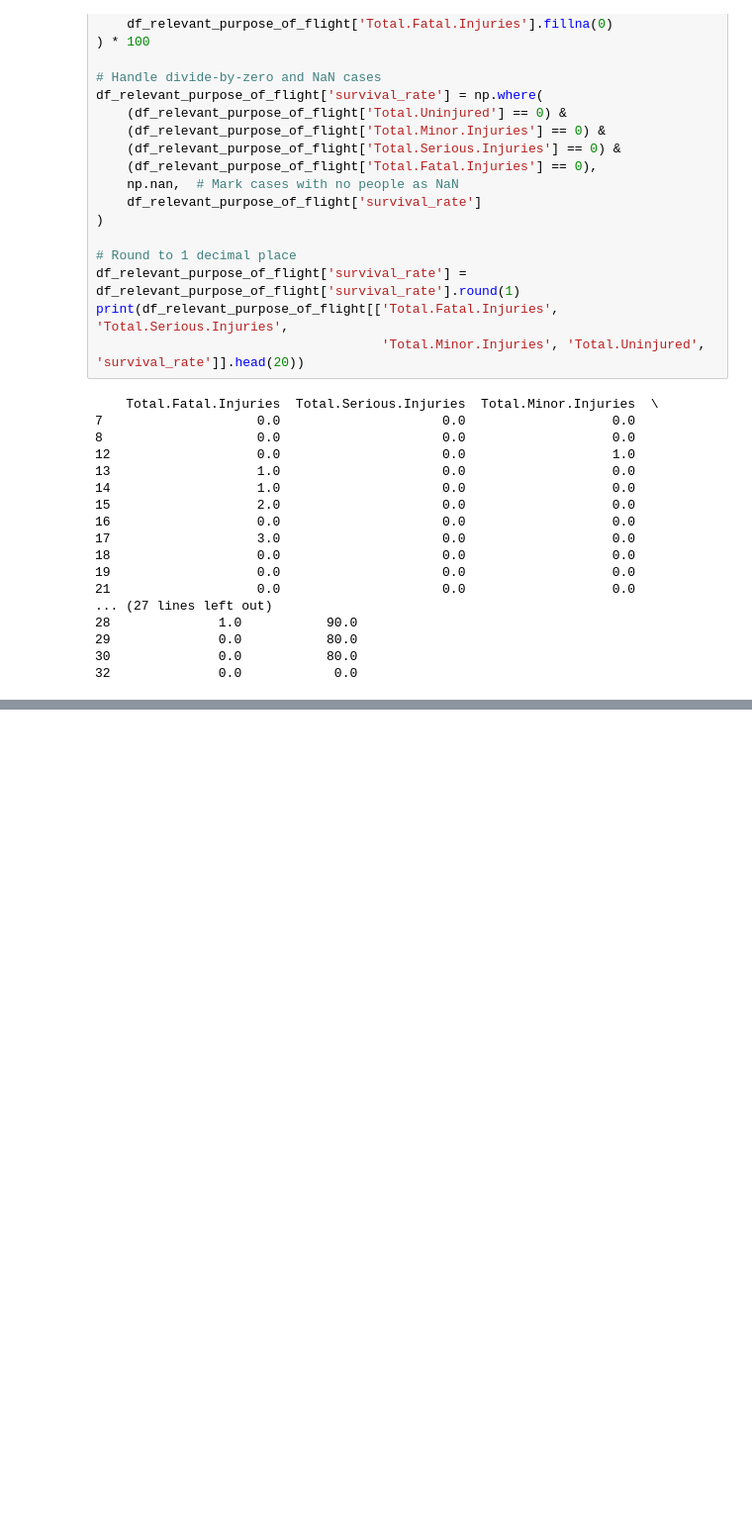
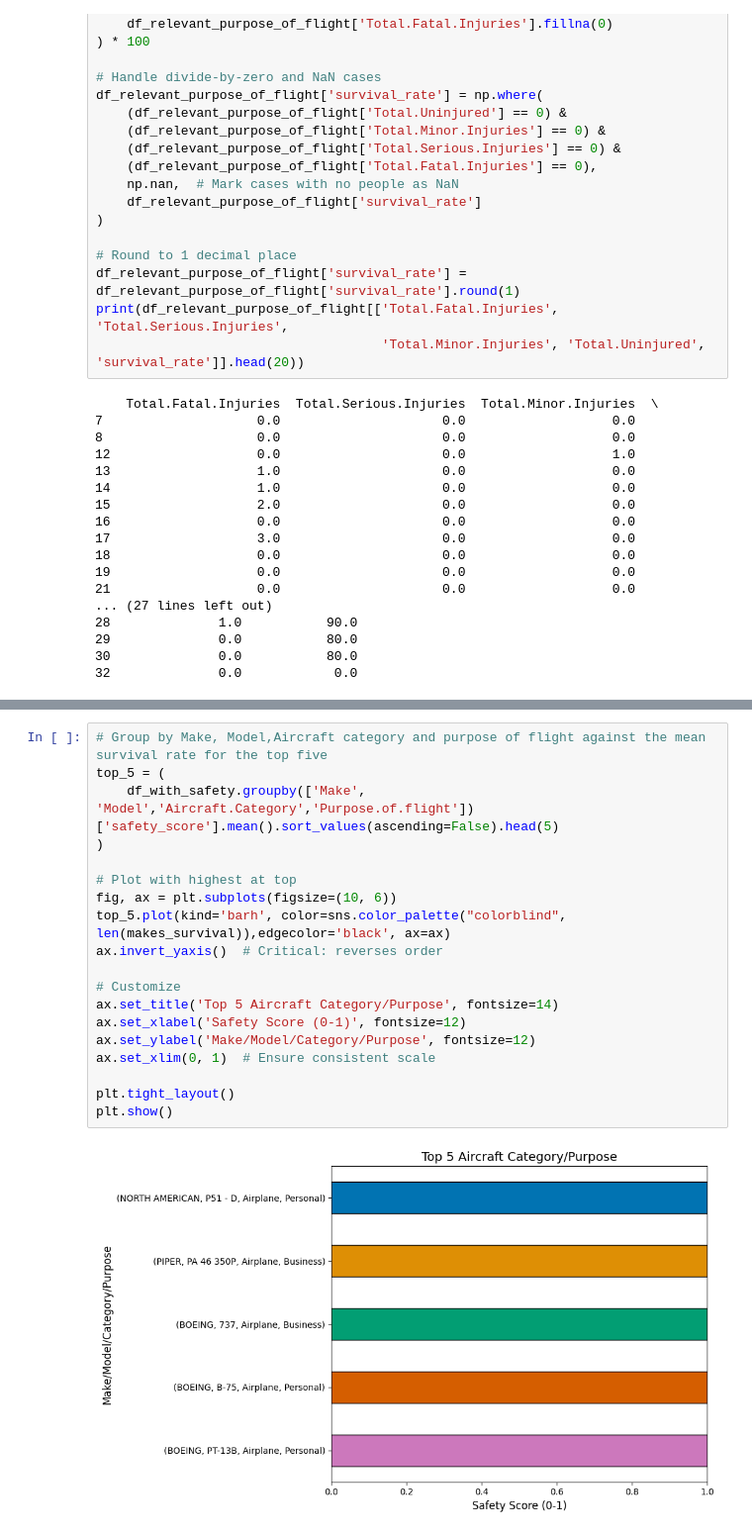
Before and after one commit to mnenedavid/phase1project_potential_aircrafts_risks, a Jupyter notebook: index.ipynb, the cells around one changed output, grey strips where cells are left out. Shown: that part at 99% size. Saved outputs shown, nothing was run; the diff lists cells and outputs as text; blank space fills up the shorter version.

```diff
--- a/index.ipynb
+++ b/index.ipynb
@@ -361,0 +632,21 @@ plt.show()
+# %%
+# Group by Make, Model,Aircraft category and purpose of flight against the mean survival rate for the top five
+top_5 = (
+    df_with_safety.groupby(['Make', 'Model','Aircraft.Category','Purpose.of.flight'])['safety_score'].mean().sort_values(ascending=False).head(5)
+)
+
+# Plot with highest at top
+fig, ax = plt.subplots(figsize=(10, 6))
+top_5.plot(kind='barh', color=sns.color_palette("colorblind", len(makes_survival)),edgecolor='black', ax=ax)
+ax.invert_yaxis()  # Critical: reverses order
+
+# Customize
+ax.set_title('Top 5 Aircraft Category/Purpose', fontsize=14)
+ax.set_xlabel('Safety Score (0-1)', fontsize=12)
+ax.set_ylabel('Make/Model/Category/Purpose', fontsize=12)
+ax.set_xlim(0, 1)  # Ensure consistent scale
+
+plt.tight_layout()
+plt.show()
+# %% [output]
+[figure, added]
```
Also changed, not shown: parts of 49 cells of this notebook, 2 other files.
